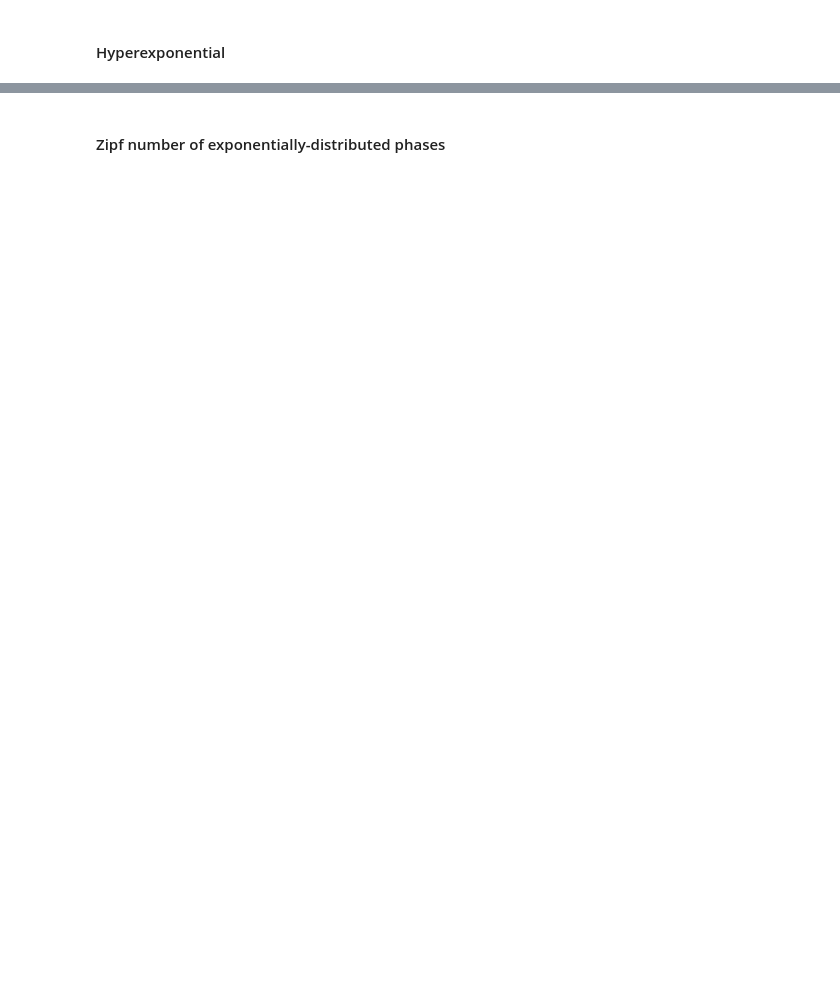
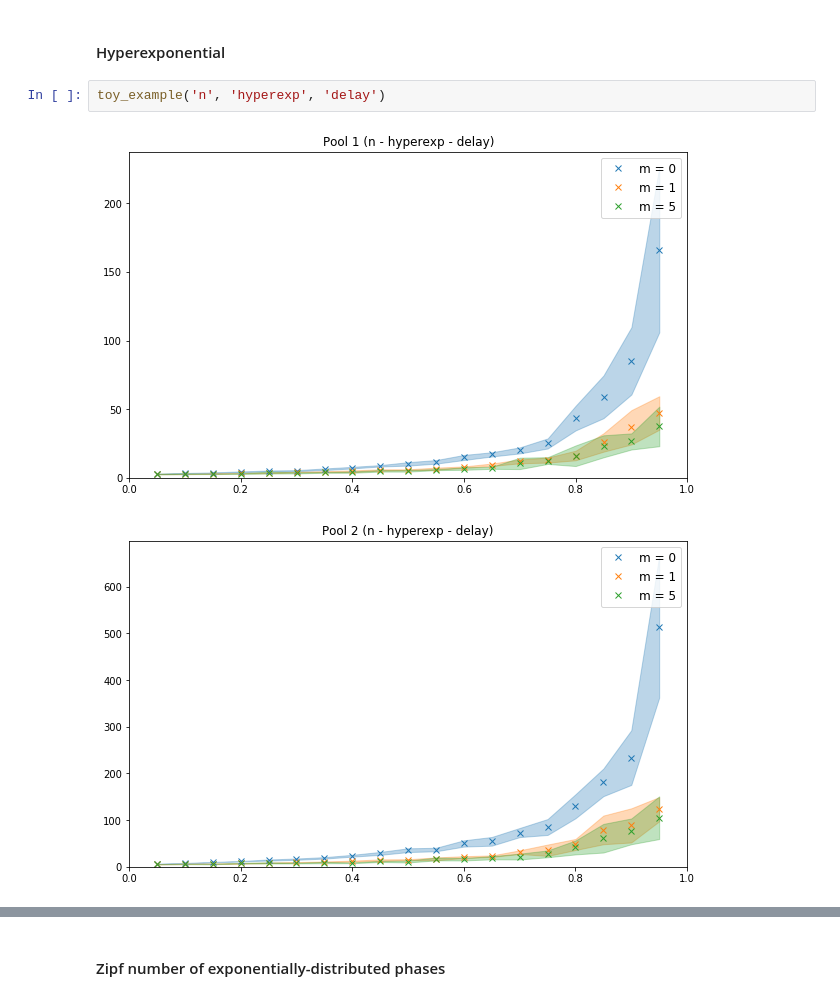
Before and after one commit to ccomte/phd-thesis, a Jupyter notebook: 7-job-scheduling/plot.ipynb, the cells around one changed output, grey strips where cells are left out. Drawn from its saved outputs; the diff is of its cells as text; blank space fills up the shorter version.

```diff
--- a/7-job-scheduling/plot.ipynb
+++ b/7-job-scheduling/plot.ipynb
@@ -92,2 +102,7 @@ toy_example('m', 'zipf', 'service-rate')
 # %% [markdown]
 #### Hyperexponential
+# %%
+toy_example('n', 'hyperexp', 'delay')
+# %% [output]
+[figure, added]
+[figure, added]
```
Also changed, not shown: parts of 5 cells of this notebook, 8 other files.
